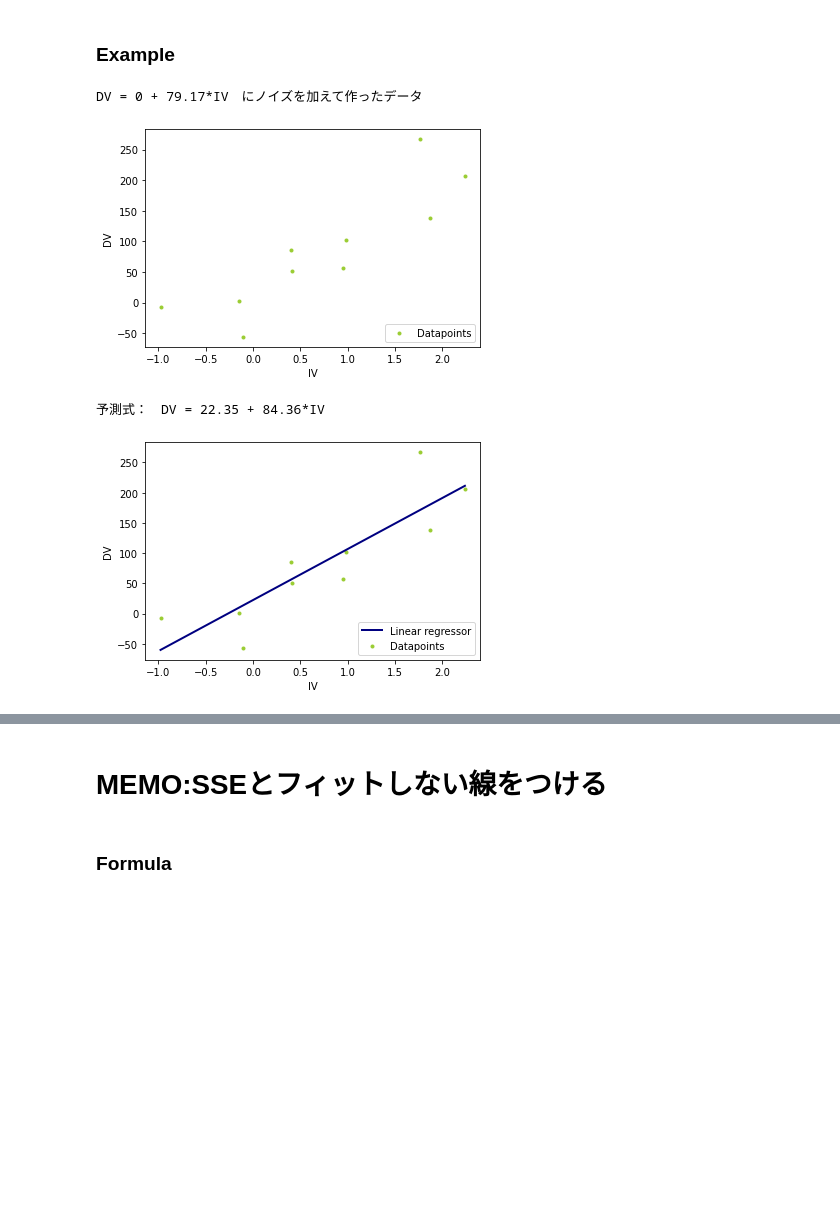
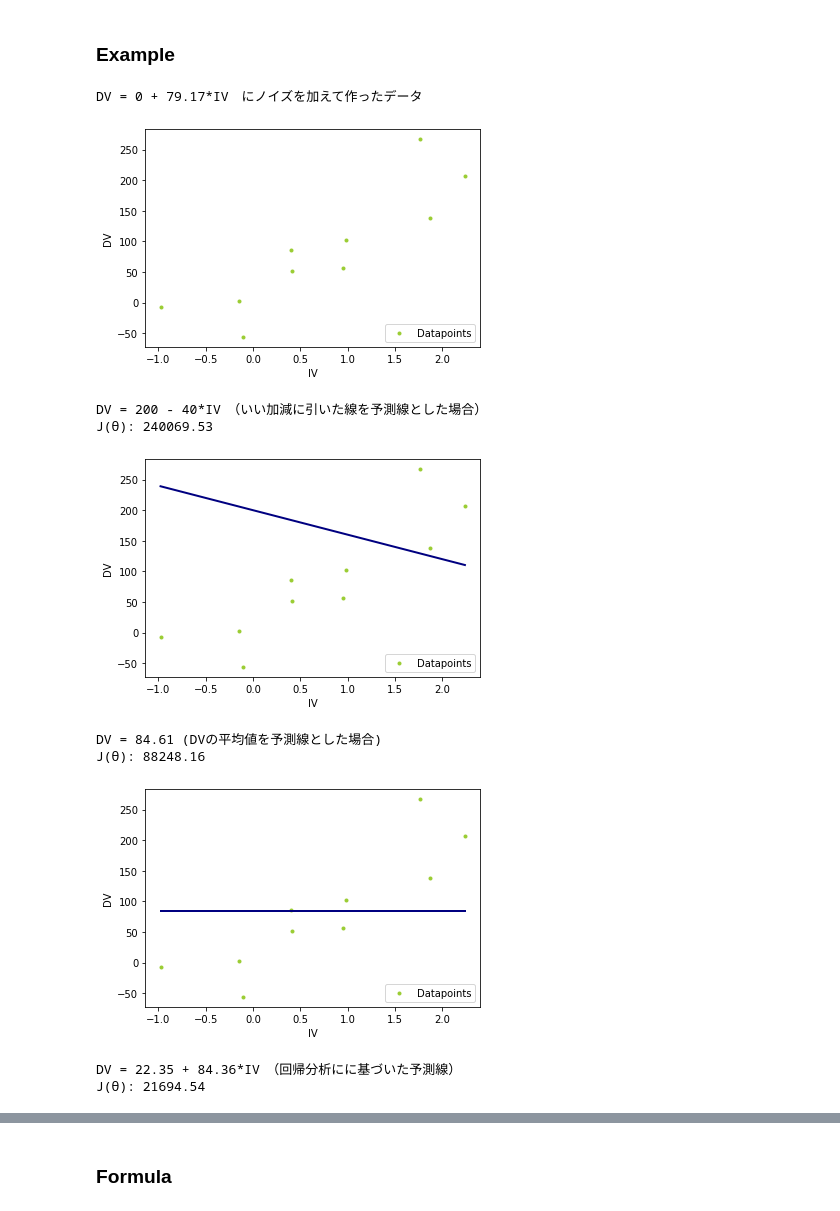
Before and after one commit to kazuki-kikunaga/2023_lecture_hitotsubashi_regression, a Jupyter notebook: Regression_lecture.ipynb, the cells around one changed output, grey strips where cells are left out. Saved outputs shown, nothing was run; the diff lists cells and outputs as text; code cells hidden in the pictures; blank space fills up the shorter version.

```diff
--- a/Regression_lecture.ipynb
+++ b/Regression_lecture.ipynb
@@ -8,0 +17,8 @@ boston = load_boston()
+# %%
+def showfig():
+    plt.legend(loc="lower right")
+    plt.xlabel("IV")
+    plt.ylabel("DV")
+    plt.show()
+def random_line(X, inter, coef):
+    return inter + X*coef
@@ -78,40 +83,60 @@ import statsmodels.api as sm
 # %%
-# サンピルサイズとノイズが予測に与える影響を話したいときは下記を変化させる
+# dataset
+## サンピルサイズとノイズが予測に与える影響を話したいときは下記を変化させる　（n_samples = 10、noise_size = 50がわかりやすい）
 n_samples = 10
 noise_size = 50
 
 X, y, coef = datasets.make_regression(
     n_samples=n_samples,
     n_features=1,
     n_informative=1,
     bias = 0,
     noise=noise_size,
     coef=True,
     random_state=0
 )
 print("DV = 0 + ", round(np.atleast_1d(coef)[0],2), "*IV", "　にノイズを加えて作ったデータ",sep="")
 plt.scatter(X, y, color="yellowgreen", marker=".", label="Datapoints")
-plt.legend(loc="lower right")
-plt.xlabel("IV")
-plt.ylabel("DV")
-plt.show()
+showfig()
 
-lr = linear_model.LinearRegression()
+# 意味のない線
+plt.scatter(X, y, color="yellowgreen", marker=".", label="Datapoints")
+line_X = np.linspace(X.min(), X.max())[:, np.newaxis]
+line_y = random_line(line_X,200,-40)
+print("DV = 200 - 40*IV　（いい加減に引いた線を予測線とした場合）")
+SSE = round(mean_squared_error(y, random_line(X,200,-40))*n_samples,2)
+print("J(\u03B8):",SSE)
+plt.plot(line_X, line_y, color="navy", linewidth=2)
+showfig()
+
+# 平均のみを使った線
+plt.scatter(X, y, color="yellowgreen", marker=".", label="Datapoints")
+line_X = np.linspace(X.min(), X.max())[:, np.newaxis]
+line_y = random_line(line_X,np.mean(y),0)
+print("DV = ", round(np.mean(y),2)," (DVの平均値を予測線とした場合)", sep ="")
+SSE = round(mean_squared_error(y, random_line(X,np.mean(y),0))*n_samples,2)
+print("J(\u03B8):",SSE)
+plt.plot(line_X, line_y, color="navy", linewidth=2)
+showfig()
+
+# 回帰線
 lr.fit(X, y)
-print("予測式：　DV = ", round(lr.intercept_, 2), " + ", round(lr.coef_[0], 2), "*IV", sep = "")
-
-
 line_X = np.linspace(X.min(), X.max())[:, np.newaxis]
 line_y = lr.predict(line_X)
-
+print("DV = ", round(lr.intercept_, 2), " + ", round(lr.coef_[0], 2), "*IV　（回帰分析にに基づいた予測線）", sep = "")
+SSE = round(mean_squared_error(y, lr.predict(X))*n_samples,2)
+print("J(\u03B8):",SSE)
 plt.scatter(X, y, color="yellowgreen", marker=".", label="Datapoints")
 plt.plot(line_X, line_y, color="navy", linewidth=2, label="Linear regressor")
-plt.legend(loc="lower right")
-plt.xlabel("IV")
-plt.ylabel("DV")
-plt.show()
+showfig()
 # %% [output]
 DV = 0 + 79.17*IV　にノイズを加えて作ったデータ
 [figure]
-予測式：　DV = 22.35 + 84.36*IV
+DV = 200 - 40*IV　（いい加減に引いた線を予測線とした場合）
+J(θ): 240069.53
-[figure, old version]
+[figure, new version]
+DV = 84.61 (DVの平均値を予測線とした場合)
+J(θ): 88248.16
+[figure, added]
+DV = 22.35 + 84.36*IV　（回帰分析にに基づいた予測線）
+J(θ): 21694.54
@@ -118,5 +144,3 @@ DV = 0 + 79.17*IV　にノイズを加えて作ったデータ
-# %% [markdown]
-# MEMO:SSEとフィットしない線をつける
 # %% [markdown]
 ### Formula
 # %% [markdown]
```
Also changed, not shown: parts of 23 cells of this notebook.
